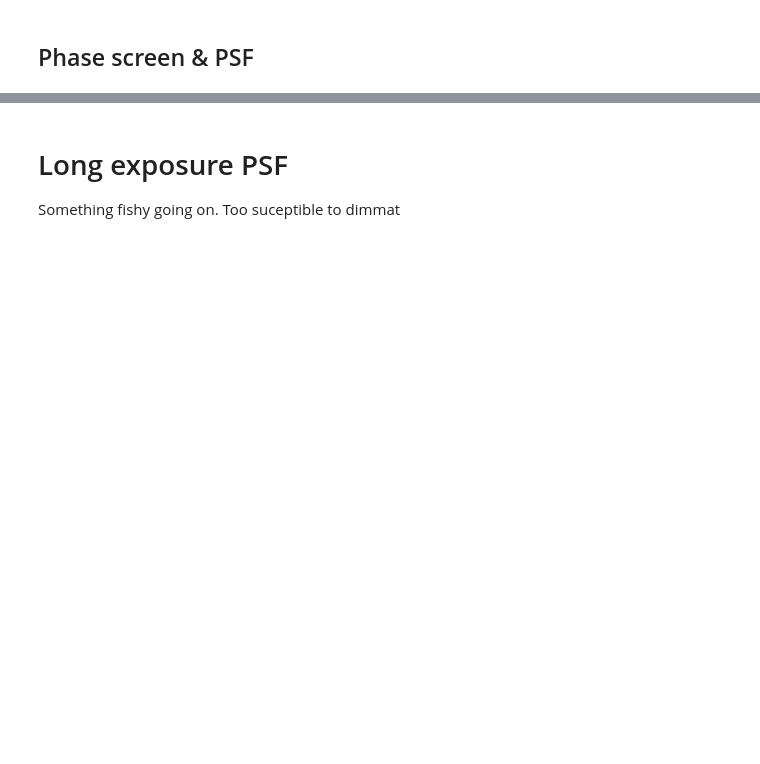
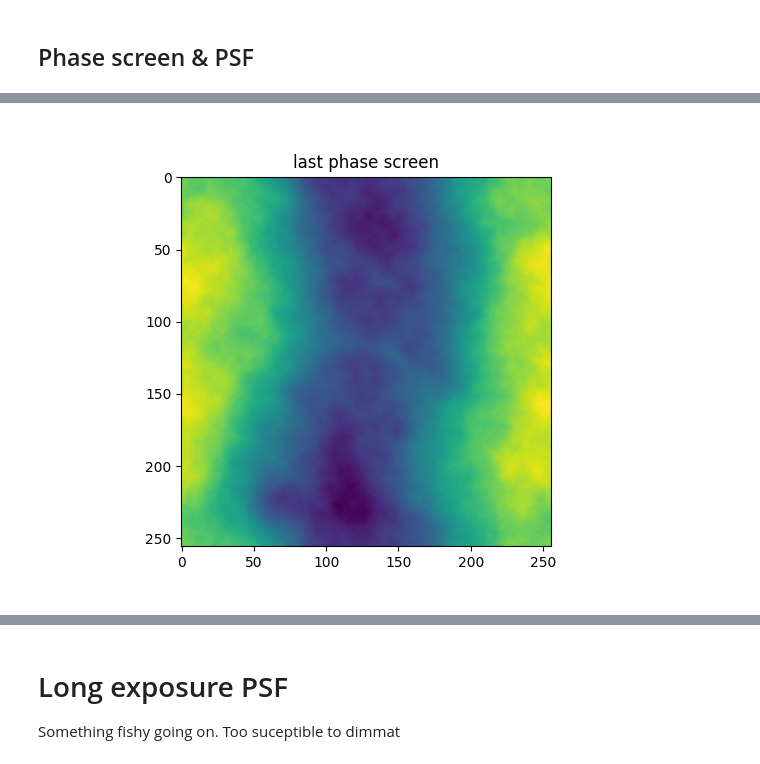
Before and after one commit to HumbertDominique/OWS, a Jupyter notebook: optics.ipynb, the cells around one changed output, grey strips where cells are left out. Saved outputs shown, nothing was run; the diff lists cells and outputs as text; code cells hidden in the pictures; blank space fills up the shorter version.

```diff
--- a/optics.ipynb
+++ b/optics.ipynb
@@ -17,8 +17,8 @@ Power spectrum density
 
 # Input
 
-dimmat = 128
-dxp = 0.0042 # Pupil plane pixel size
+dimmat = 256
+dxp = 0.0034 # Pupil plane pixel size
 r0 = .1
 L0 = 27
 D = .1
@@ -53,53 +55,71 @@ start = time.time()
 SEED = None
 
 F = 8e-3 #[m]
-N = 16
-PD = [dimmat//2-1,0]
+N = 8
+PD = [dimmat//4,0]
 
 
 # Prepare seeing limited psf for normalization. It could be done inside ows.phase_screen() with the OTF directly but is not in order not to compute it every time
 
-psf_normalization_factor = ows.calculate_diffLim_psf(PD, dimmat, dxp).max()
+psf_normalization_factor = ows.compute_diffLim_psf(PD, 128, dxp).max()
+psf_stack = np.zeros((PD[0],PD[0]))
+status = 0
+n = 2000
+for i in range(n):
+    [phase_screen, psf, pupil_mask, R] = ows.phase_screen(PSD, dxp, SEED, PUPIL = True, PD = [PD[0], PD[1]])
+    [lightfield, DwDx, DwDy] = ows.SHWFS(dimmat, PD, N, F, wl, pupil_mask, R, phase_screen, dxp)
 
+    S = psf.max()/psf_normalization_factor
+    psf_stack += ows.normalize(psf)*S
+    psf = ows.normalize(psf)*S
 
-# status = 0
-n = 1
-for i in range(n):
-    [phase_screen, psf, pupil_mask, R] = ows.phase_screen(PSD, dxp, SEED,PD=[0,0], PUPIL = True)
-    # filename = 'data/psf_'+str(i)+'.fits'
-    # fits.writeto(filename, ows.normalize(psf)*256, overwrite=True)
+    fits.writeto('data/ps_'+str(i)+'.fits', phase_screen[dimmat//2-PD[0]//2:dimmat//2+PD[0]//2,dimmat//2-PD[0]//2:dimmat//2+PD[0]//2], overwrite=True)
+    fits.writeto('data/psf_'+str(i)+'.fits', psf, overwrite=True)
+    fits.writeto('data/DwDx_'+str(i)+'.fits', DwDx, overwrite=True)
+    fits.writeto('data/DwDy_'+str(i)+'.fits', DwDy, overwrite=True)
 
-    [lightfield, DwDx, DwDy] = ows.SHWFS(dimmat//2, N, F, wl, pupil_mask, R, phase_screen, dxp, lenslet_pad=2)
-    # lightfield = ows.normalize(lightfield)*256
+    # Approximation: normlaize the lioghtfield and scale with the psf strehl ratio.
+    # !!! should normalize each PSFlet of each lenslet with the diffraciton limited psf of a lenslet. !!!
+    fits.writeto('data/lightfield_'+str(i)+'.fits', S*ows.normalize(lightfield), overwrite=True)
 
-    # filename = 'data/lightfield_'+str(i)+'.fits'
-    # fits.writeto(filename, lightfield, overwrite=True)
-    # filename = 'data/DwDx_'+str(i)+'.fits'
-    # fits.writeto(filename, DwDx, overwrite=True)
-    # filename = 'data/DwDy_'+str(i)+'.fits'
-    # fits.writeto(filename, DwDy, overwrite=True)
-
-
-    # if 100*i//n == status*10:
-    #     print('Processing: ',status*10,'% done')
-    #     status += 1
-
+    if 100*i//n == status*10:
+        print('Processing: ',status*10,'% done')
+        status += 1
+psf_stack = psf_stack/n
 end = time.time()
 
 
-print("Processingtime :",
-      (end-start) * 10**3, "ms")
+# print("Processing time :",
+#       (end-start) * 10**3, "ms")
+# print("S: ",S)
+plt.close(3)
+plt.figure(3)
+plt.imshow(phase_screen)
+plt.title("last phase screen")
+plt.show()
 
 plt.close(4)
 plt.figure(4)
-plt.imshow(phase_screen)
-plt.title("phase screen")
-#plt.colorbar()
+plt.plot(psf[32,:])
+plt.plot(psf_stack[32,:])
+plt.axhline(y=psf_stack.max()/2,c='k')
+plt.ylim([0,1])
+plt.legend(["last psf",f"'long' exposure psf({n:0} instantaneous)"])
+plt.title("Generated PSF")
 plt.show()
+
 
 plt.close(5)
 plt.figure(5)
-plt.imshow(psf)
-plt.title("PSF^(1/2)")
-plt.colorbar()
+plt.subplot(1,3,1)
+plt.imshow(lightfield)
+plt.title("last lightfield")
+plt.subplot(1,3,2)
+plt.imshow(DwDx)
+plt.title("last DwDx")
+plt.subplot(1,3,3)
+plt.imshow(DwDy)
+plt.title("last DwDy")
+
 plt.show()
+# %% [output]
@@ -105,0 +136 @@ plt.show()
+[figure, added]
```
Also changed, not shown: parts of 3 cells of this notebook, 2 other files.
